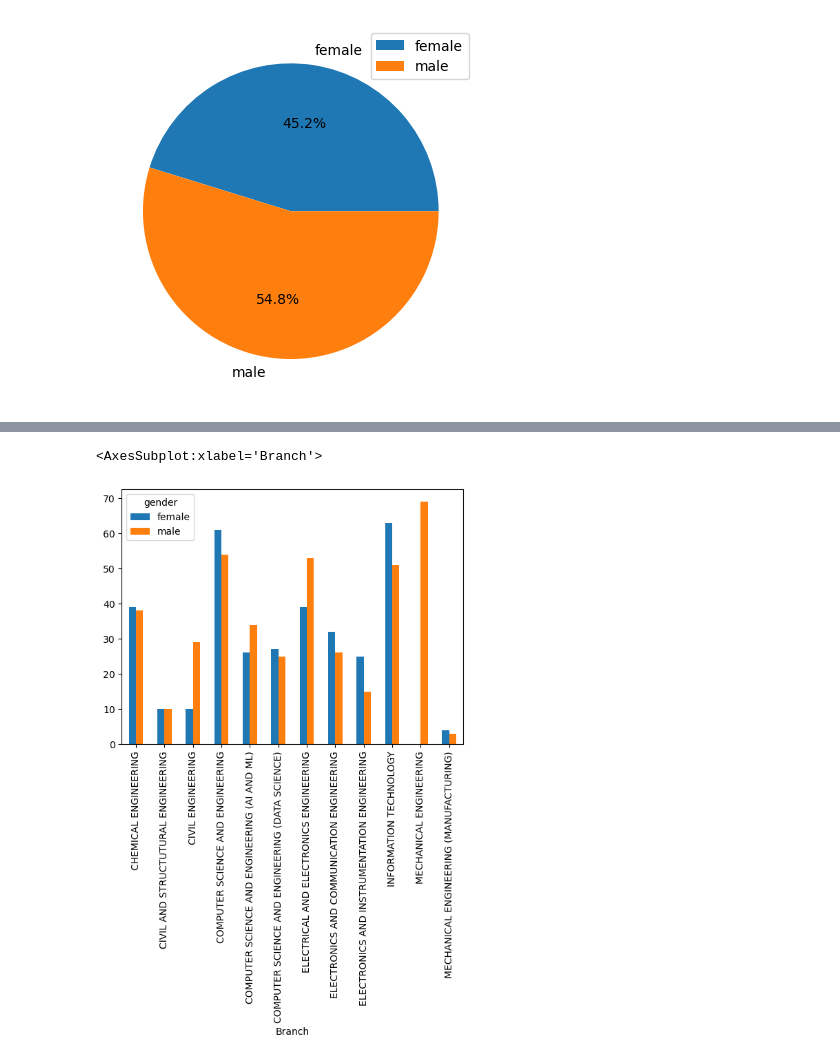
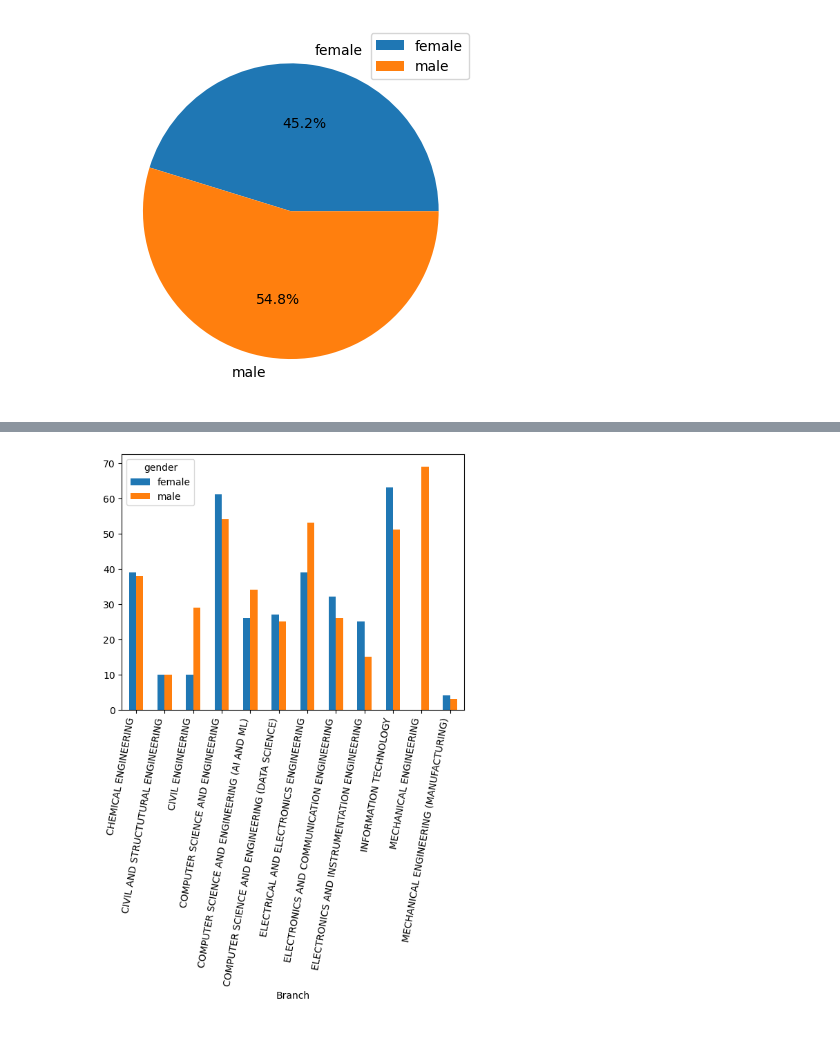
Before and after one commit to Rajadurai2/fun-programs-, a Jupyter notebook: AU.ipynb, the cells around one changed output, grey strips where cells are left out. Saved outputs shown, nothing was run; the diff lists cells and outputs as text; code cells hidden in the pictures.

```diff
--- a/AU.ipynb
+++ b/AU.ipynb
@@ -159,12 +187,13 @@ plt.show()
 # %%
 display(final.head())
 final.groupby("gender").Branch.value_counts().unstack(0).plot.bar()
+plt.xticks(rotation=80,ha="right")
+plt.show()
 # %% [output]
 |  | Unnamed: 0 | SI.NO | Appl NO | Name | Branch | Dob | Community | Rounds | gender |
 | 0 | 0 | 1.0 | 201782.0 | MOHAN K | COMPUTER SCIENCE AND ENGINEERING ... | 17/08/2004 | BC | SPL | male |
 | 1 | 1 | 2.0 | 404123.0 | DISHYA S | COMPUTER SCIENCE AND ENGINEERING | NaN | BC | Round - I | female |
 | 2 | 2 | 3.0 | 337886.0 | KALAI SELVAN M | COMPUTER SCIENCE AND ENGINEERING | NaN | BC | Round - I | male |
 | 3 | 3 | 4.0 | 400218.0 | YOGESWARI MEYYAMMAI M | COMPUTER SCIENCE AND ENGINEERING | NaN | OC | Round - I | female |
 | 4 | 4 | 5.0 | 318082.0 | Niranjana. T | COMPUTER SCIENCE AND ENGINEERING | NaN | BC | Round - I | female |
-<AxesSubplot:xlabel='Branch'>
-[figure, old version]
+[figure, new version]
```
Also changed, not shown: parts of 11 cells of this notebook.
